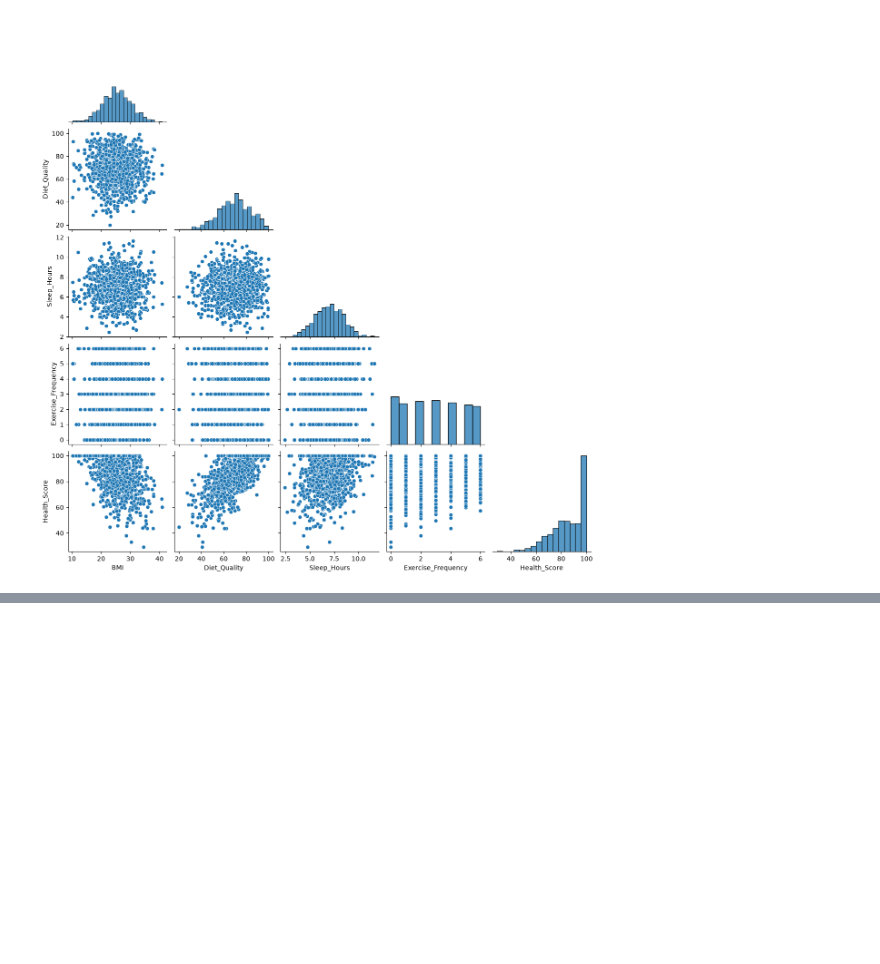
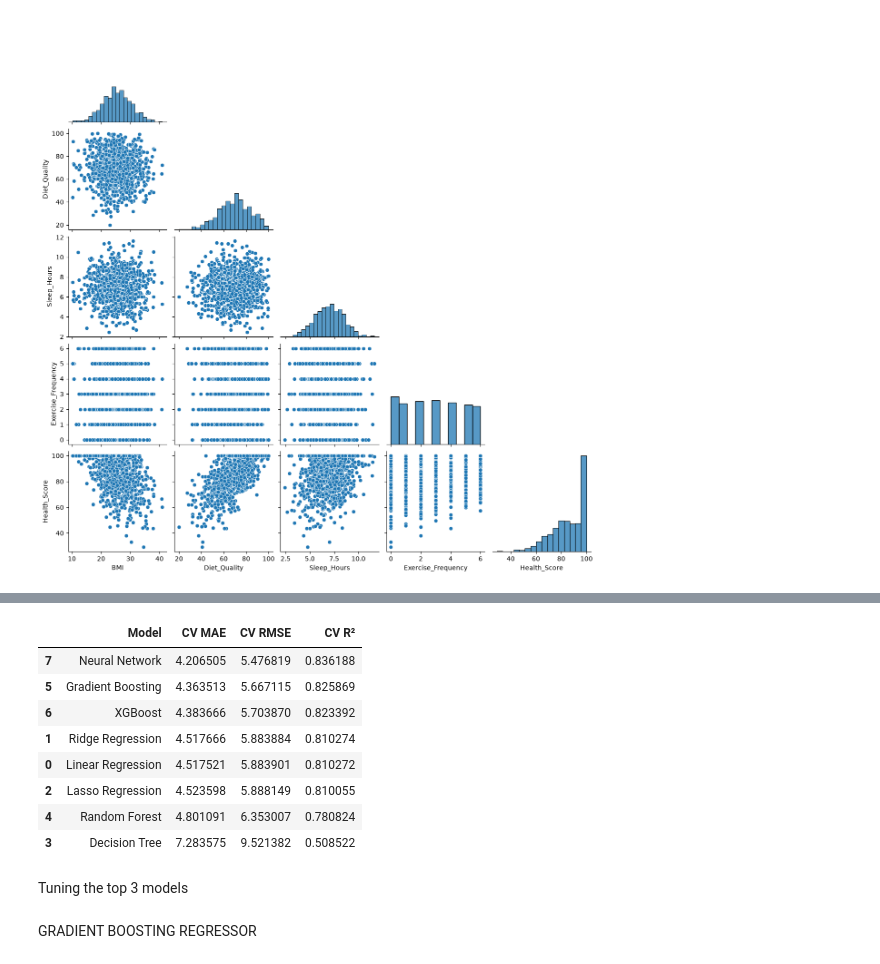
Before and after one commit to K-918/Lifestyle_Health_Prediction, a Jupyter notebook: Health_eda.ipynb, the cells around one changed output, grey strips where cells are left out. Drawn from its saved outputs; the diff is of its cells as text; code cells hidden in the pictures; blank space fills up the shorter version.

```diff
--- a/Health_eda.ipynb
+++ b/Health_eda.ipynb
@@ -705,0 +1058,34 @@ plt.show()
+# %%
+scoring = {
+    "MAE": "neg_mean_absolute_error",
+    "RMSE": "neg_root_mean_squared_error",
+    "R2": "r2"
+}
+
+cv_results = []
+
+for name, model in models.items():
+
+    scores = cross_validate(
+        model,
+        X,
+        y,
+        cv=5,
+        scoring=scoring,
+        n_jobs=-1
+    )
+
+    cv_results.append({
+        "Model": name,
+        "CV MAE": -scores["test_MAE"].mean(),
+        "CV RMSE": -scores["test_RMSE"].mean(),
+        "CV R²": scores["test_R2"].mean()
+    })
+
+cv_results_df = pd.DataFrame(cv_results)
+
+cv_results_df = cv_results_df.sort_values(
+    by="CV RMSE"
+)
+
+print(cv_results_df.round(3).to_string(index=False))
@@ -705,0 +1102,18 @@ plt.show()
+# %%
+final_comparison = cv_results_df.copy()
+
+final_comparison
+# %% [output]
+|  | Model | CV MAE | CV RMSE | CV R² |
+| 7 | Neural Network | 4.206505 | 5.476819 | 0.836188 |
+| 5 | Gradient Boosting | 4.363513 | 5.667115 | 0.825869 |
+| 6 | XGBoost | 4.383666 | 5.703870 | 0.823392 |
+| 1 | Ridge Regression | 4.517666 | 5.883884 | 0.810274 |
+| 0 | Linear Regression | 4.517521 | 5.883901 | 0.810272 |
+| 2 | Lasso Regression | 4.523598 | 5.888149 | 0.810055 |
+| 4 | Random Forest | 4.801091 | 6.353007 | 0.780824 |
+| 3 | Decision Tree | 7.283575 | 9.521382 | 0.508522 |
+# %% [markdown]
+Tuning the top 3 models
+# %% [markdown]
+GRADIENT BOOSTING REGRESSOR
```
Also changed, not shown: parts of 84 cells of this notebook.
